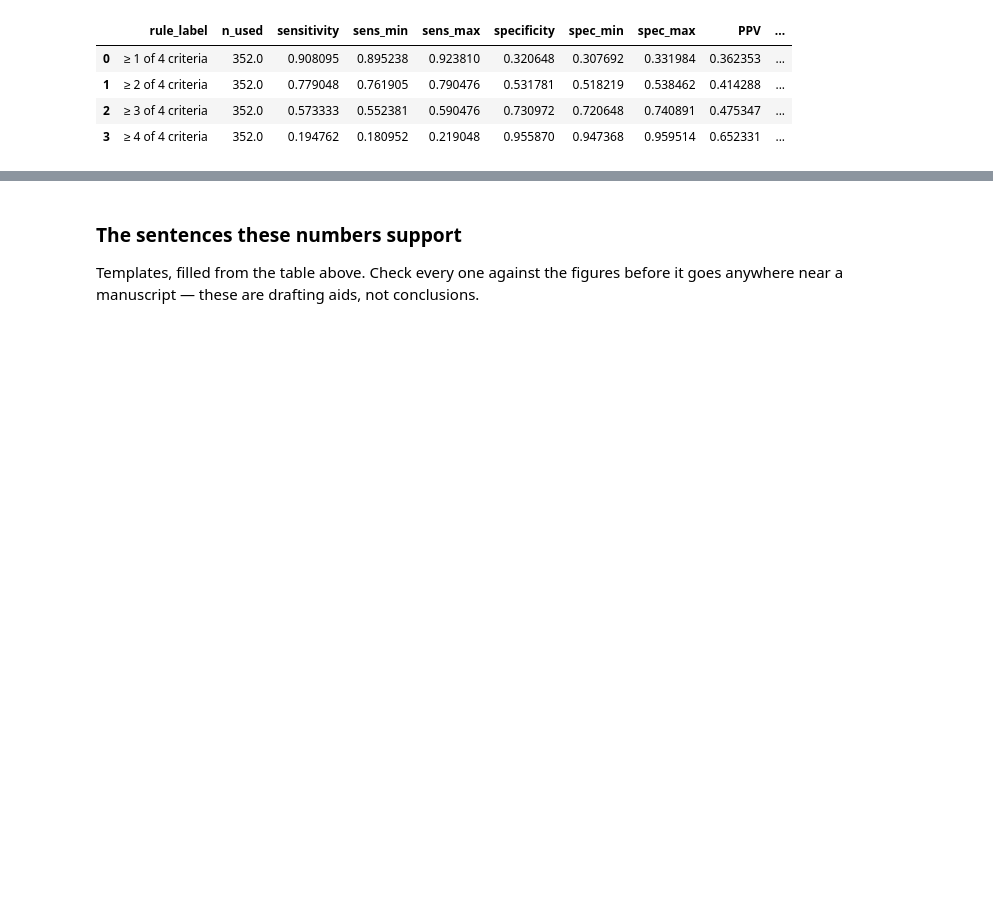
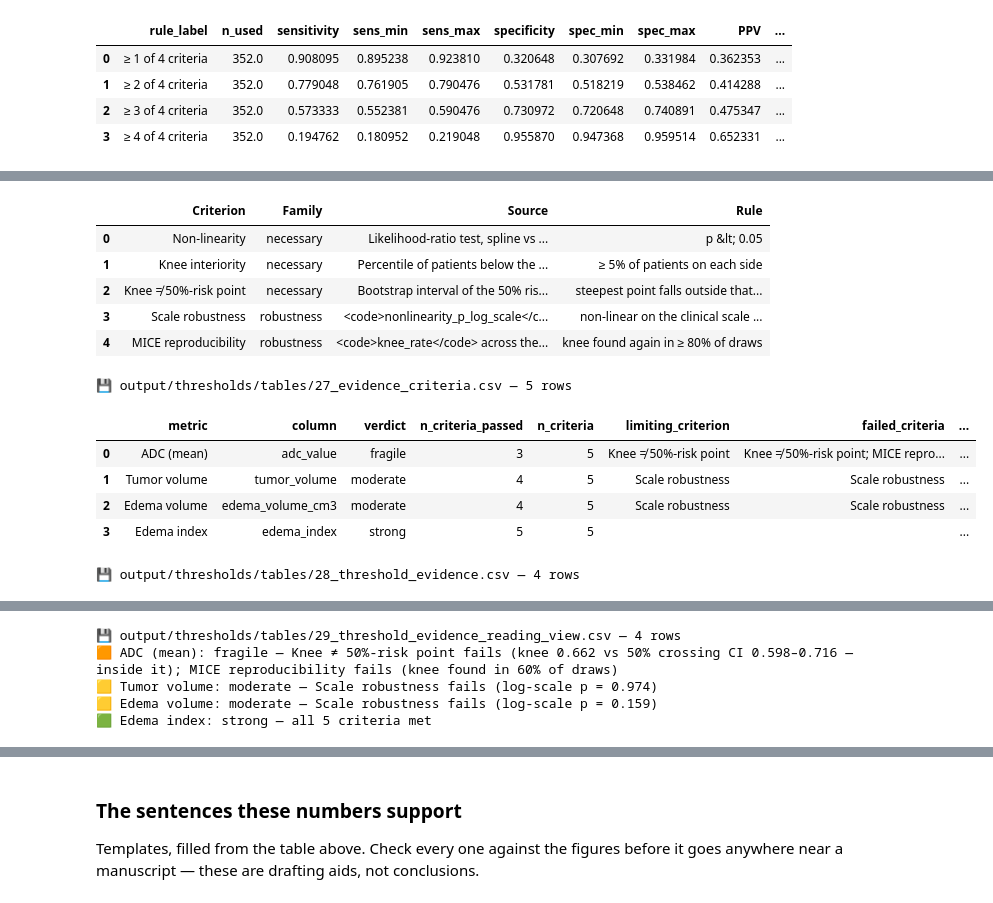
Before and after one commit to DrAndrushka/meningioma-atypier, a Jupyter notebook: meningioma-thresholder.ipynb, the cells around one changed output, grey strips where cells are left out. Saved outputs shown, nothing was run; the diff lists cells and outputs as text; code cells hidden in the pictures; blank space fills up the shorter version.

```diff
--- a/meningioma-thresholder.ipynb
+++ b/meningioma-thresholder.ipynb
@@ -978,0 +1012,28 @@ art.table(st.draw_count_rules(MICE_DRAWS, CUTPOINTS, TARGET), "25_count_rules_im
+# %%
+EVIDENCE = ev.threshold_evidence(RISK_TABLE, RISK_STABILITY)
+
+art.table(ev.criteria_table(), "27_evidence_criteria", formatted=False,
+          caption="The five pre-specified criteria and the rule each applies")
+art.table(EVIDENCE, "28_threshold_evidence",
+          caption="Each metric scored on the five criteria, with its graded verdict")
+art.table(ev.evidence_reading_view(EVIDENCE), "29_threshold_evidence_reading_view",
+          formatted=False, caption="The graded verdict, in reading order")
+
+MARK = {"strong": "🟩", "moderate": "🟨", "fragile": "🟧", "weak": "🟥"}
+for _, row in EVIDENCE.iterrows():
+    print(f"{MARK[row['verdict']]} {row['metric']}: {row['verdict_note']}")
+    art.note(f"{row['metric']} — threshold evidence {row['verdict_note']}.")
+# %% [output]
+|  | Criterion | Family | Source | Rule |
+| 0 | Non-linearity | necessary | Likelihood-ratio test, spline vs ... | p &lt; 0.05 |
+| 1 | Knee interiority | necessary | Percentile of patients below the ... | ≥ 5% of patients on each side |
+| 2 | Knee ≠ 50%-risk point | necessary | Bootstrap interval of the 50% ris... | steepest point falls outside that... |
+| 3 | Scale robustness | robustness | <code>nonlinearity_p_log_scale</c... | non-linear on the clinical scale ... |
+| 4 | MICE reproducibility | robustness | <code>knee_rate</code> across the... | knee found again in ≥ 80% of draws |
+💾 output/thresholds/tables/27_evidence_criteria.csv — 5 rows
+|  | metric | column | verdict | n_criteria_passed | n_criteria | limiting_criterion | failed_criteria | ... |
+| 0 | ADC (mean) | adc_value | fragile | 3 | 5 | Knee ≠ 50%-risk point | Knee ≠ 50%-risk point; MICE repro... | ... |
+| 1 | Tumor volume | tumor_volume | moderate | 4 | 5 | Scale robustness | Scale robustness | ... |
+| 2 | Edema volume | edema_volume_cm3 | moderate | 4 | 5 | Scale robustness | Scale robustness | ... |
+| 3 | Edema index | edema_index | strong | 5 | 5 |  |  | ... |
+💾 output/thresholds/tables/28_threshold_evidence.csv — 4 rows
@@ -979,2 +1045,7 @@ art.table(st.draw_count_rules(MICE_DRAWS, CUTPOINTS, TARGET), "25_count_rules_im
+💾 output/thresholds/tables/29_threshold_evidence_reading_view.csv — 4 rows
+🟧 ADC (mean): fragile — Knee ≠ 50%-risk point fails (knee 0.662 vs 50% crossing CI 0.598–0.716 — inside it); MICE reproducibility fails (knee found in 60% of draws)
+🟨 Tumor volume: moderate — Scale robustness fails (log-scale p = 0.974)
+🟨 Edema volume: moderate — Scale robustness fails (log-scale p = 0.159)
+🟩 Edema index: strong — all 5 criteria met
 # %% [markdown]
 ---
```
Also changed, not shown: parts of 10 cells of this notebook, 11 other files.
